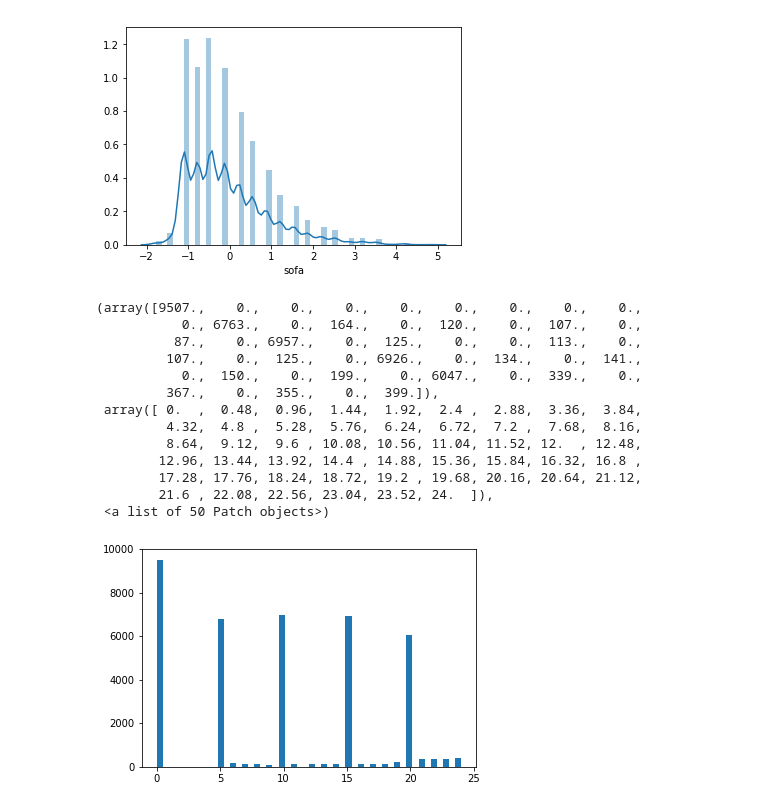
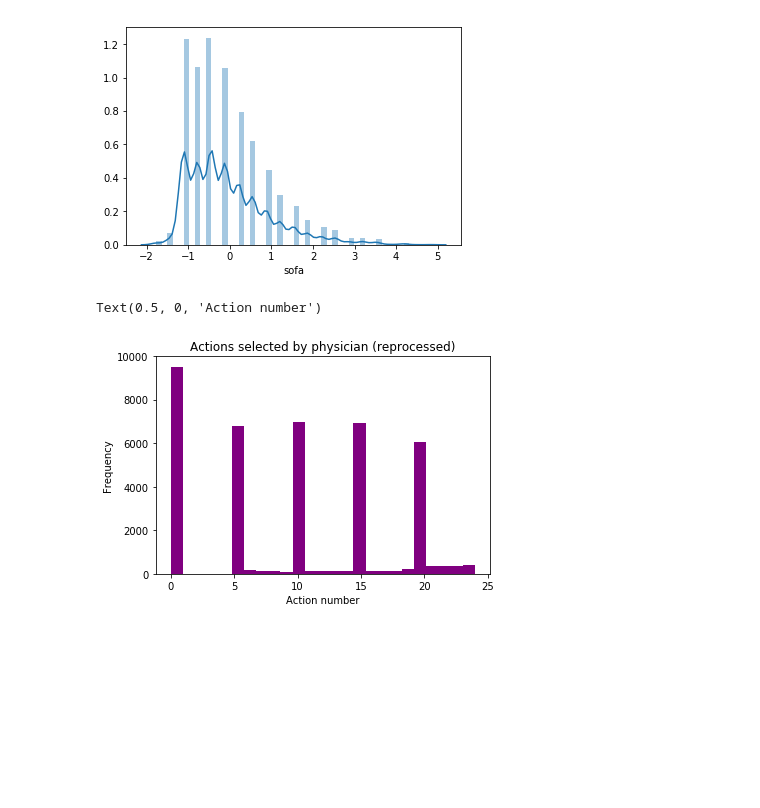
Before and after one commit to akiani/rlsepsis234, a Jupyter notebook: notebooks/data_exploration.ipynb, the cells around one changed output. Cells and saved outputs as stored; diff of their text form; code cells hidden in the pictures; blank space fills up the shorter version.

```diff
--- a/notebooks/data_exploration.ipynb
+++ b/notebooks/data_exploration.ipynb
@@ -107,19 +107,10 @@ sns.distplot(final_df_test["sofa"])
 # %%
 # sofa distribution
 import matplotlib.pyplot as plt
-plt.hist(final_df_test["discrete_action"], bins=50)
+plt.hist(final_df_test["discrete_action"], bins=25, color="purple")
+plt.title("Actions selected by physician (reprocessed)")
+plt.ylabel("Frequency")
+plt.xlabel("Action number")
 # %% [output]
-(array([9507.,    0.,    0.,    0.,    0.,    0.,    0.,    0.,    0.,
-           0., 6763.,    0.,  164.,    0.,  120.,    0.,  107.,    0.,
-          87.,    0., 6957.,    0.,  125.,    0.,    0.,  113.,    0.,
-         107.,    0.,  125.,    0., 6926.,    0.,  134.,    0.,  141.,
-           0.,  150.,    0.,  199.,    0., 6047.,    0.,  339.,    0.,
-         367.,    0.,  355.,    0.,  399.]),
- array([ 0.  ,  0.48,  0.96,  1.44,  1.92,  2.4 ,  2.88,  3.36,  3.84,
-         4.32,  4.8 ,  5.28,  5.76,  6.24,  6.72,  7.2 ,  7.68,  8.16,
-         8.64,  9.12,  9.6 , 10.08, 10.56, 11.04, 11.52, 12.  , 12.48,
-        12.96, 13.44, 13.92, 14.4 , 14.88, 15.36, 15.84, 16.32, 16.8 ,
-        17.28, 17.76, 18.24, 18.72, 19.2 , 19.68, 20.16, 20.64, 21.12,
-        21.6 , 22.08, 22.56, 23.04, 23.52, 24.  ]),
- <a list of 50 Patch objects>)
+Text(0.5, 0, 'Action number')
-[figure, old version]
+[figure, new version]
```
Also changed, not shown: 5 other files.
